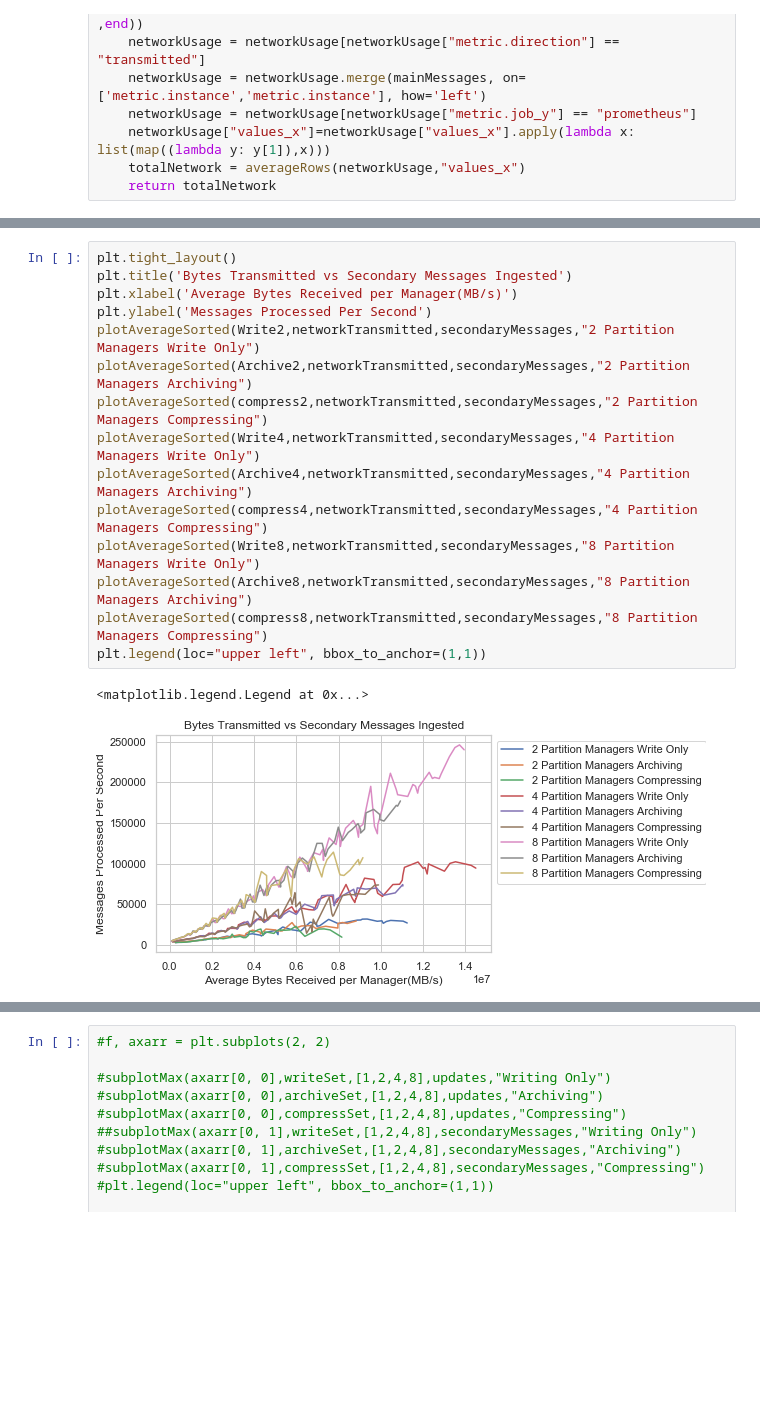
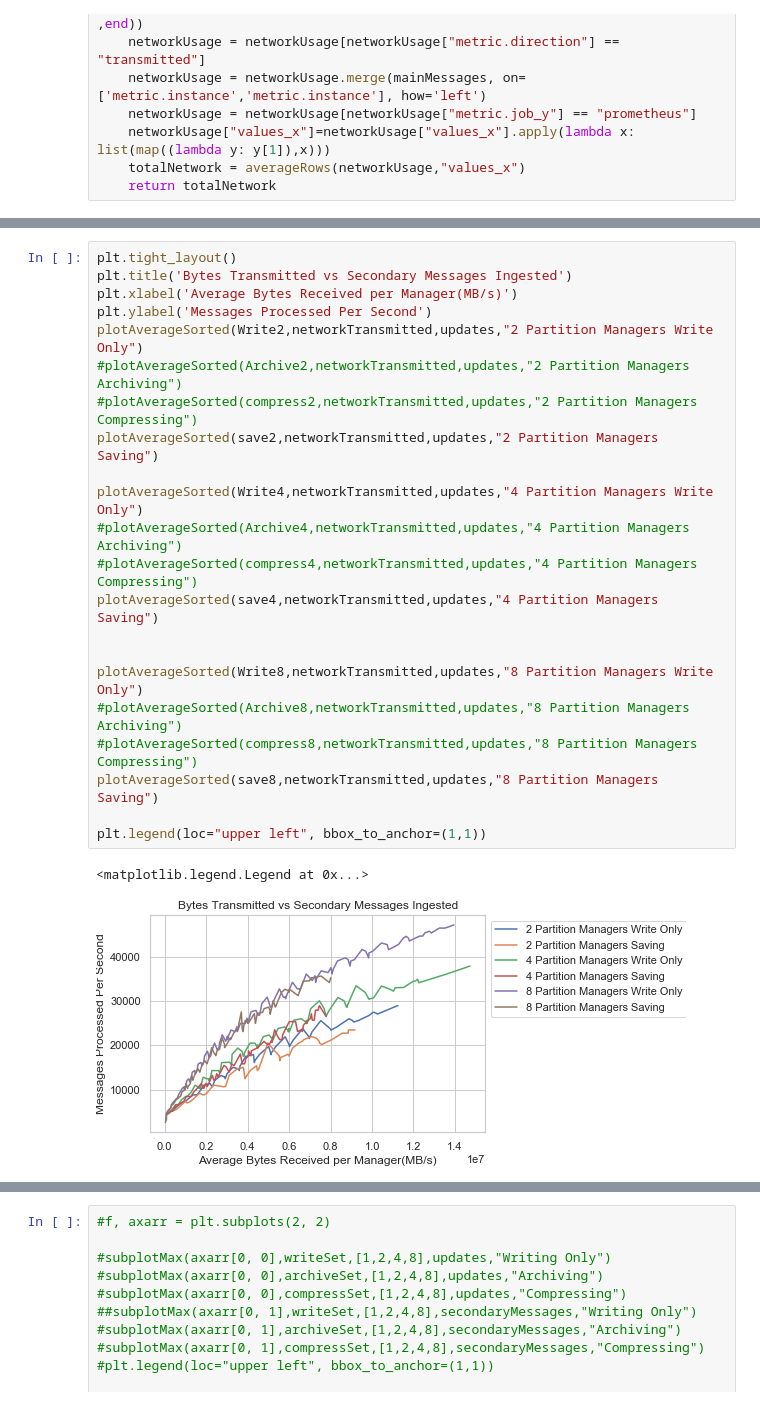
Before and after one commit to miratepuffin/Raphtory-Deployment, a Jupyter notebook: JupyterPlotting/Prometheus.ipynb, the cells around one changed output, grey strips where cells are left out. Drawn from its saved outputs; the diff is of its cells as text; blank space fills up the shorter version.

Commit message:
Added all saving

```diff
--- a/JupyterPlotting/Prometheus.ipynb
+++ b/JupyterPlotting/Prometheus.ipynb
@@ -395,21 +431,28 @@ plt.legend(loc="upper left", bbox_to_anchor=(1,1))
 # %%
 plt.tight_layout()
 plt.title('Bytes Transmitted vs Secondary Messages Ingested')
 plt.xlabel('Average Bytes Received per Manager(MB/s)')
 plt.ylabel('Messages Processed Per Second')
-plotAverageSorted(Write2,networkTransmitted,secondaryMessages,"2 Partition Managers Write Only")
-plotAverageSorted(Archive2,networkTransmitted,secondaryMessages,"2 Partition Managers Archiving")
-plotAverageSorted(compress2,networkTransmitted,secondaryMessages,"2 Partition Managers Compressing")
-plotAverageSorted(Write4,networkTransmitted,secondaryMessages,"4 Partition Managers Write Only")
-plotAverageSorted(Archive4,networkTransmitted,secondaryMessages,"4 Partition Managers Archiving")
-plotAverageSorted(compress4,networkTransmitted,secondaryMessages,"4 Partition Managers Compressing")
-plotAverageSorted(Write8,networkTransmitted,secondaryMessages,"8 Partition Managers Write Only")
-plotAverageSorted(Archive8,networkTransmitted,secondaryMessages,"8 Partition Managers Archiving")
-plotAverageSorted(compress8,networkTransmitted,secondaryMessages,"8 Partition Managers Compressing")
+plotAverageSorted(Write2,networkTransmitted,updates,"2 Partition Managers Write Only")
+#plotAverageSorted(Archive2,networkTransmitted,updates,"2 Partition Managers Archiving")
+#plotAverageSorted(compress2,networkTransmitted,updates,"2 Partition Managers Compressing")
+plotAverageSorted(save2,networkTransmitted,updates,"2 Partition Managers Saving")
+
+plotAverageSorted(Write4,networkTransmitted,updates,"4 Partition Managers Write Only")
+#plotAverageSorted(Archive4,networkTransmitted,updates,"4 Partition Managers Archiving")
+#plotAverageSorted(compress4,networkTransmitted,updates,"4 Partition Managers Compressing")
+plotAverageSorted(save4,networkTransmitted,updates,"4 Partition Managers Saving")
+
+
+plotAverageSorted(Write8,networkTransmitted,updates,"8 Partition Managers Write Only")
+#plotAverageSorted(Archive8,networkTransmitted,updates,"8 Partition Managers Archiving")
+#plotAverageSorted(compress8,networkTransmitted,updates,"8 Partition Managers Compressing")
+plotAverageSorted(save8,networkTransmitted,updates,"8 Partition Managers Saving")
+
 plt.legend(loc="upper left", bbox_to_anchor=(1,1))
 # %% [output]
 <matplotlib.legend.Legend at 0x...>
-[figure, old version]
+[figure, new version]
 # %%
 plt.tight_layout()
 plt.title('Maximum Throughput of Partition Managers in various size clusters')
```
Also changed, not shown: parts of 10 cells of this notebook.
